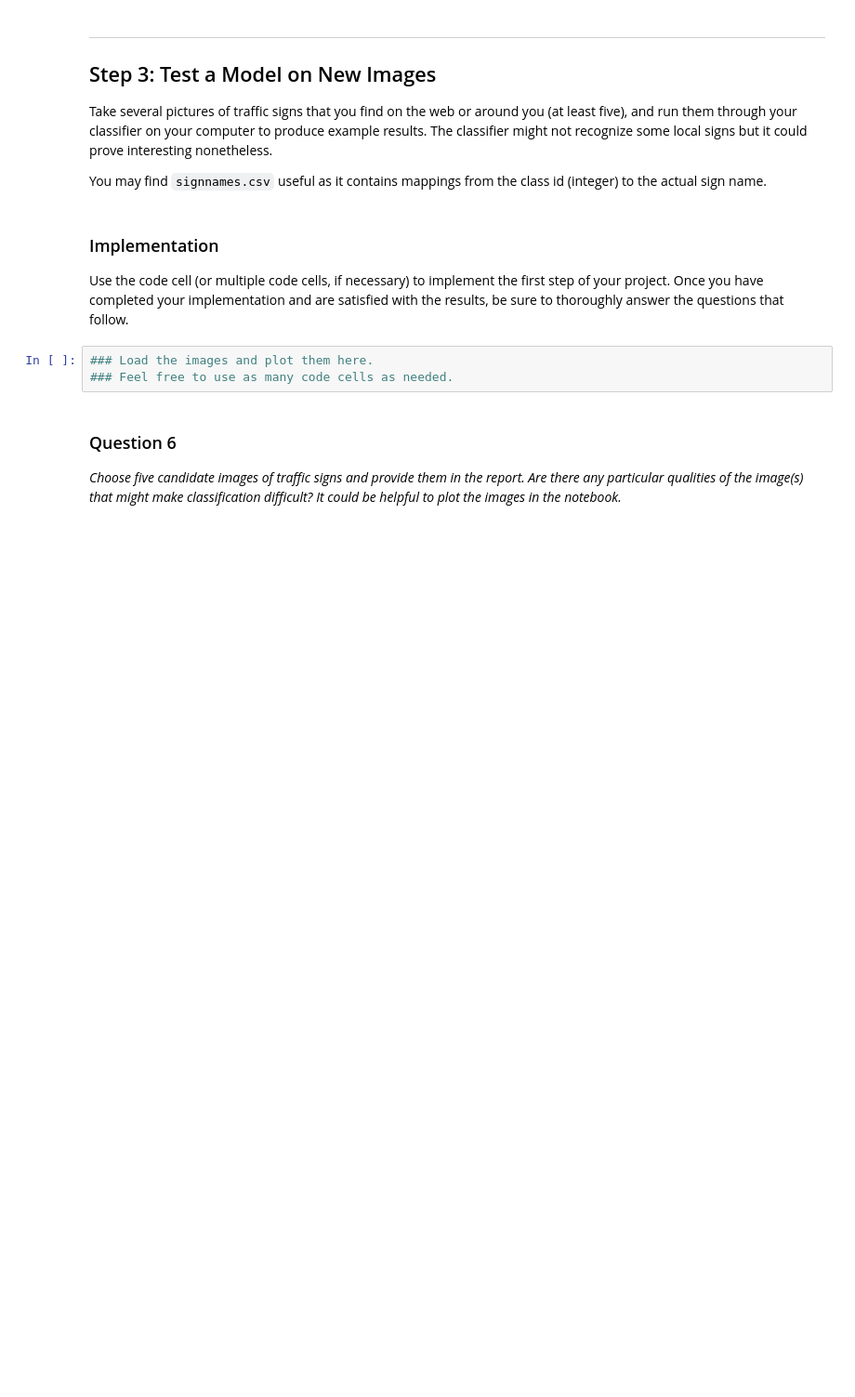
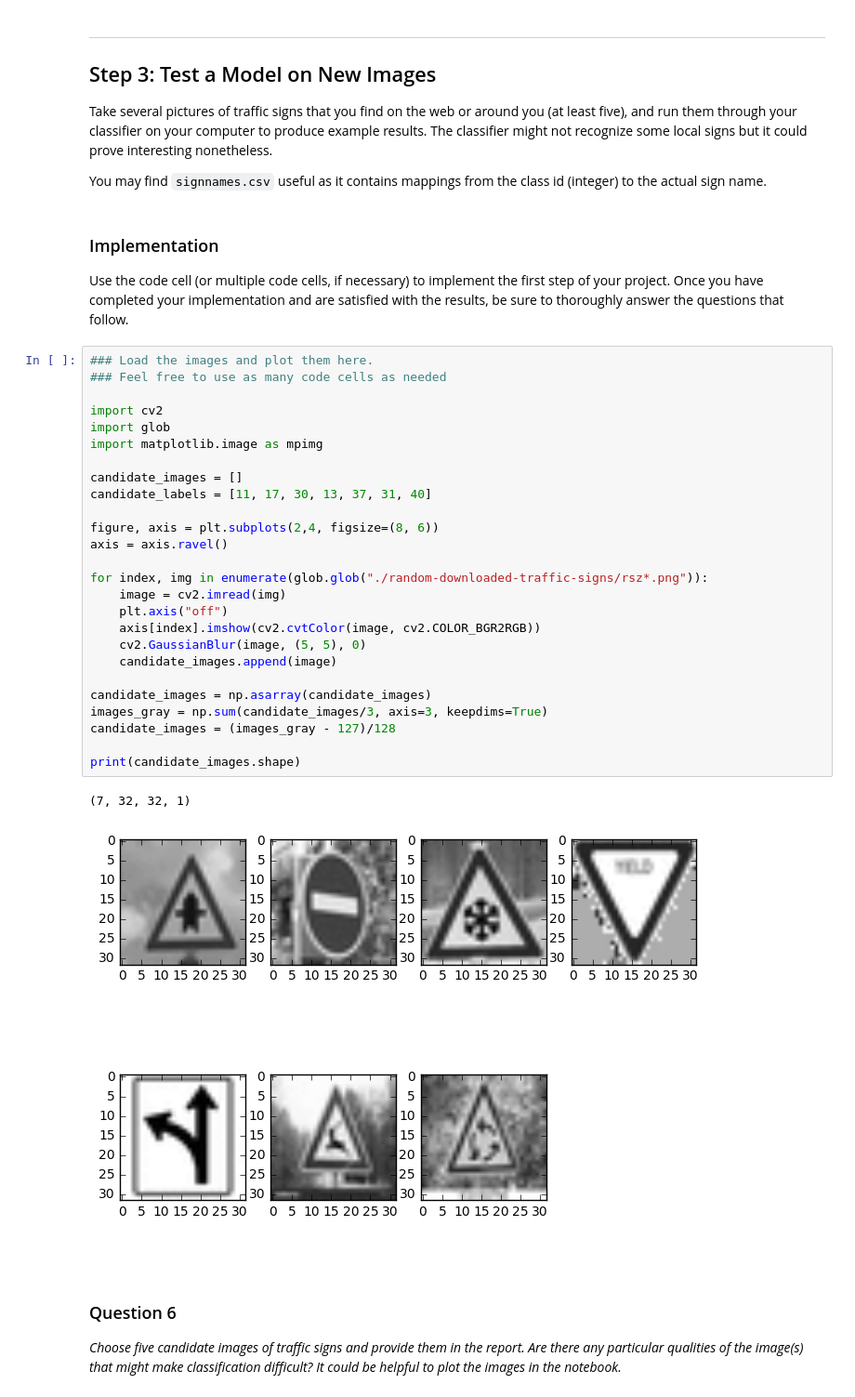
Before and after one commit to khaleelp/SelfDrivingCar, a Jupyter notebook: UdacityAssignments/CarND-Traffic-Sign-Classifier-Project/Traffic_Sign_Classifier.ipynb, the cells around one changed output. Shown: that part at 93% size. Drawn from its saved outputs; the diff is of its cells as text; blank space fills up the shorter version.

```diff
--- a/UdacityAssignments/CarND-Traffic-Sign-Classifier-Project/Traffic_Sign_Classifier.ipynb
+++ b/UdacityAssignments/CarND-Traffic-Sign-Classifier-Project/Traffic_Sign_Classifier.ipynb
@@ -431,9 +442,35 @@ You may find `signnames.csv` useful as it contains mappings from the class id (i
 ### Implementation
 
 Use the code cell (or multiple code cells, if necessary) to implement the first step of your project. Once you have completed your implementation and are satisfied with the results, be sure to thoroughly answer the questions that follow.
-# %%
-### Load the images and plot them here.
-### Feel free to use as many code cells as needed.
+# %%
+### Load the images and plot them here.
+### Feel free to use as many code cells as needed
+
+import cv2
+import glob
+import matplotlib.image as mpimg
+
+candidate_images = []
+candidate_labels = [11, 17, 30, 13, 37, 31, 40]
+
+figure, axis = plt.subplots(2,4, figsize=(8, 6))
+axis = axis.ravel()
+
+for index, img in enumerate(glob.glob("./random-downloaded-traffic-signs/rsz*.png")):
+    image = cv2.imread(img)
+    plt.axis("off")
+    axis[index].imshow(cv2.cvtColor(image, cv2.COLOR_BGR2RGB))
+    cv2.GaussianBlur(image, (5, 5), 0)
+    candidate_images.append(image)
+
+candidate_images = np.asarray(candidate_images)
+images_gray = np.sum(candidate_images/3, axis=3, keepdims=True)
+candidate_images = (images_gray - 127)/128
+
+print(candidate_images.shape)
+# %% [output]
+(7, 32, 32, 1)
+[figure, added]
 # %% [markdown]
 ### Question 6
 
```
Also changed, not shown: parts of 18 cells of this notebook.
